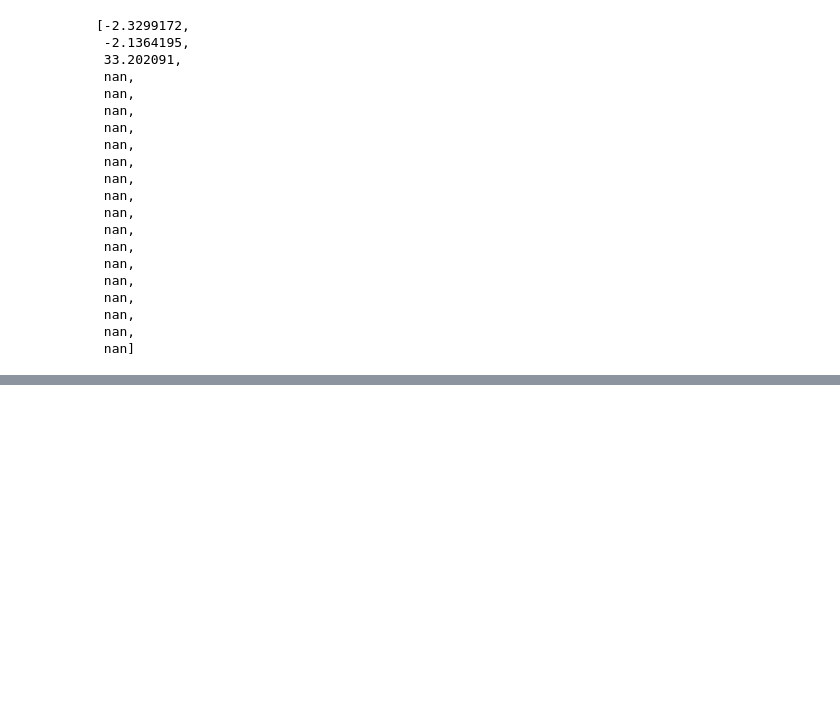
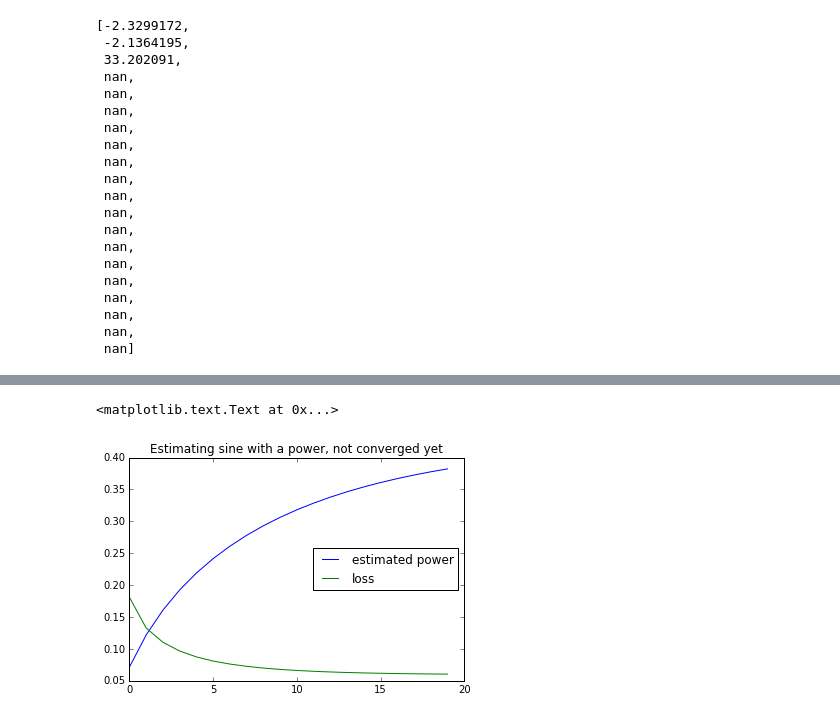
Before and after one commit to neuroailab/psych253, a Jupyter notebook: Lecture9.ipynb, the cells around one changed output, grey strips where cells are left out. Cells and saved outputs as stored; diff of their text form; code cells hidden in the pictures; blank space fills up the shorter version.

```diff
--- a/Lecture9.ipynb
+++ b/Lecture9.ipynb
@@ -653,0 +388,23 @@ plt.legend(loc='center right')
+# %%
+#what about when the data is actually not of the right form?
+
+xval = np.arange(0, 2, .01)
+yval = np.sin(xval)
+
+data_dict = {x: xval, y:yval}
+
+losses, powers, grads = gradient_descent(loss=power_loss,
+                                          target=power,
+                                          initial_guess=0,
+                                          learning_rate=0.1,
+                                          training_data=data_dict,
+                                          num_iterations=20)
+plt.plot(powers, label='estimated power')
+plt.plot(losses, label='loss')
+plt.legend(loc='center right')
+plt.title('Estimating sine with a power, not converged yet')
+
+#doesn't look like it's converged yet -- maybe we need to run it longer?
+# %% [output]
+<matplotlib.text.Text at 0x...>
+[figure, added]
```
Also changed, not shown: parts of 58 cells of this notebook.
